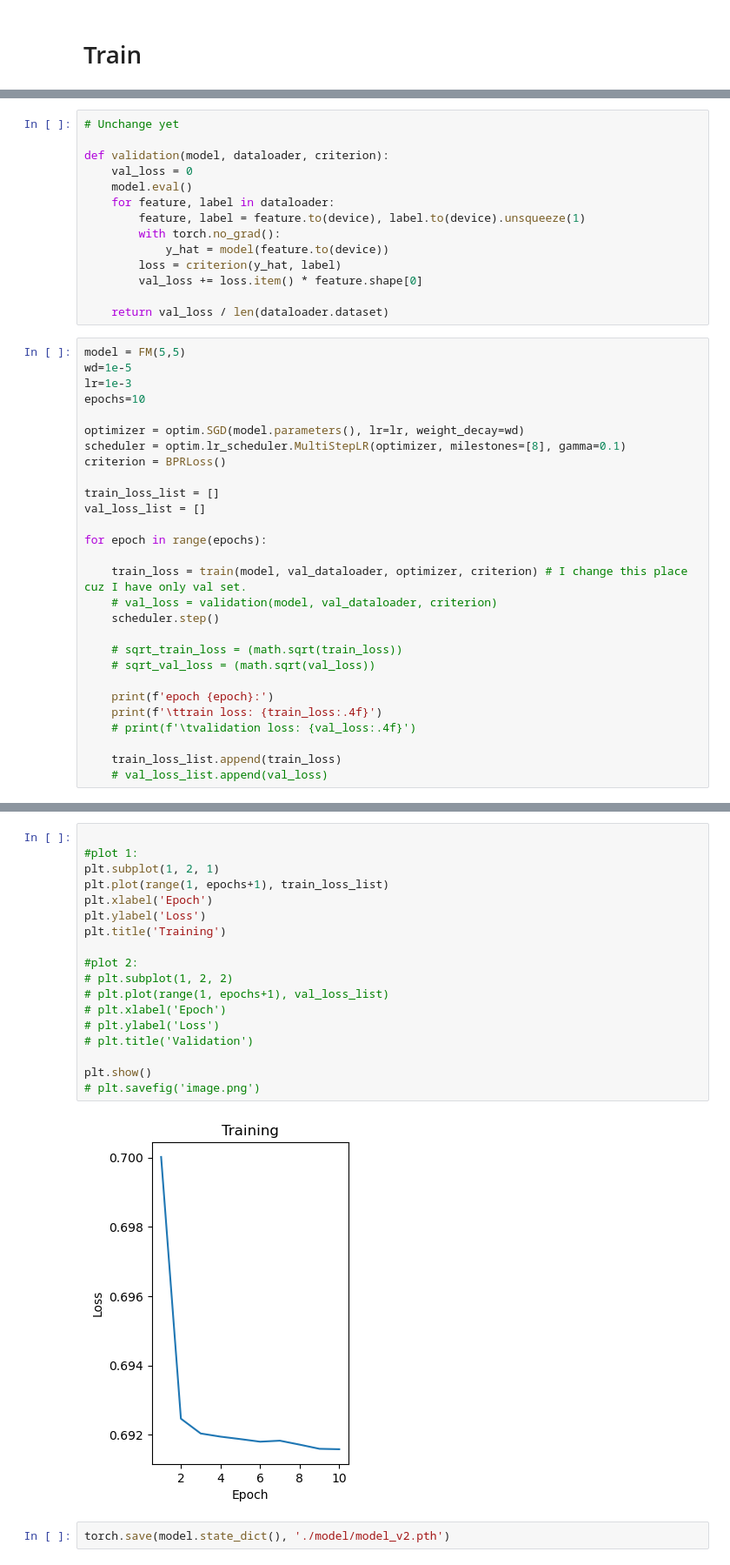
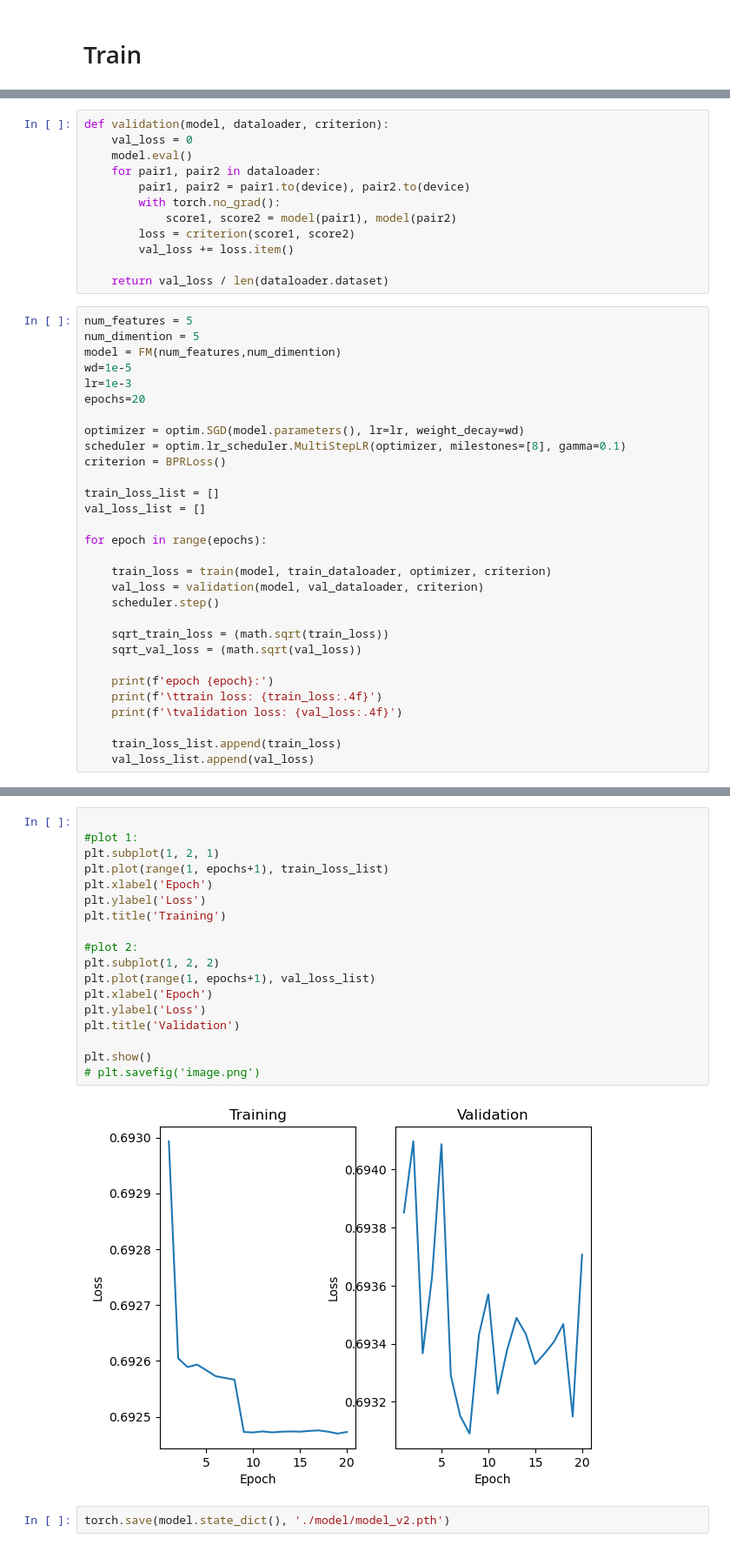
Before and after one commit to xxxVincent-L/NFM-PyTorch, a Jupyter notebook: FM & NFM.ipynb, the cells around one changed output, grey strips where cells are left out. Shown: that part at 87% size. Cells and saved outputs as stored; diff of their text form.

Commit message:
refactor: train & val

```diff
--- a/FM & NFM.ipynb
+++ b/FM & NFM.ipynb
@@ -138,23 +122,23 @@ def train(model, dataloader, optimizer, criterion):
     return train_loss / len(dataloader.dataset)
 # %%
-# Unchange yet
-
 def validation(model, dataloader, criterion):
     val_loss = 0
     model.eval()
-    for feature, label in dataloader:
-        feature, label = feature.to(device), label.to(device).unsqueeze(1)
+    for pair1, pair2 in dataloader:
+        pair1, pair2 = pair1.to(device), pair2.to(device)
         with torch.no_grad():
-            y_hat = model(feature.to(device))
-        loss = criterion(y_hat, label)
-        val_loss += loss.item() * feature.shape[0]
+            score1, score2 = model(pair1), model(pair2)
+        loss = criterion(score1, score2)
+        val_loss += loss.item()
 
     return val_loss / len(dataloader.dataset)
 # %%
-model = FM(5,5)
+num_features = 5
+num_dimention = 5
+model = FM(num_features,num_dimention)
 wd=1e-5
 lr=1e-3
-epochs=10
+epochs=20
 
 optimizer = optim.SGD(model.parameters(), lr=lr, weight_decay=wd)
 scheduler = optim.lr_scheduler.MultiStepLR(optimizer, milestones=[8], gamma=0.1)
@@ -165,18 +149,18 @@ val_loss_list = []
 
 for epoch in range(epochs):
 
-    train_loss = train(model, val_dataloader, optimizer, criterion) # I change this place cuz I have only val set.
-    # val_loss = validation(model, val_dataloader, criterion)
+    train_loss = train(model, train_dataloader, optimizer, criterion)
+    val_loss = validation(model, val_dataloader, criterion)
     scheduler.step()
 
-    # sqrt_train_loss = (math.sqrt(train_loss))
-    # sqrt_val_loss = (math.sqrt(val_loss))
+    sqrt_train_loss = (math.sqrt(train_loss))
+    sqrt_val_loss = (math.sqrt(val_loss))
 
     print(f'epoch {epoch}:')
     print(f'\ttrain loss: {train_loss:.4f}')
-    # print(f'\tvalidation loss: {val_loss:.4f}')
+    print(f'\tvalidation loss: {val_loss:.4f}')
 
     train_loss_list.append(train_loss)
-    # val_loss_list.append(val_loss)
+    val_loss_list.append(val_loss)
 # %% [output]
 epoch 0:
@@ -202,22 +183,22 @@ epoch 9:
 # %%
 
 #plot 1:
 plt.subplot(1, 2, 1)
 plt.plot(range(1, epochs+1), train_loss_list)
 plt.xlabel('Epoch')
 plt.ylabel('Loss')
 plt.title('Training')
 
 #plot 2:
-# plt.subplot(1, 2, 2)
-# plt.plot(range(1, epochs+1), val_loss_list)
-# plt.xlabel('Epoch')
-# plt.ylabel('Loss')
-# plt.title('Validation')
+plt.subplot(1, 2, 2)
+plt.plot(range(1, epochs+1), val_loss_list)
+plt.xlabel('Epoch')
+plt.ylabel('Loss')
+plt.title('Validation')
 
 plt.show()
 # plt.savefig('image.png')
 # %% [output]
-[figure, old version]
+[figure, new version]
 # %%
 torch.save(model.state_dict(), './model/model_v2.pth')
```
Also changed, not shown: parts of 5 cells of this notebook.
